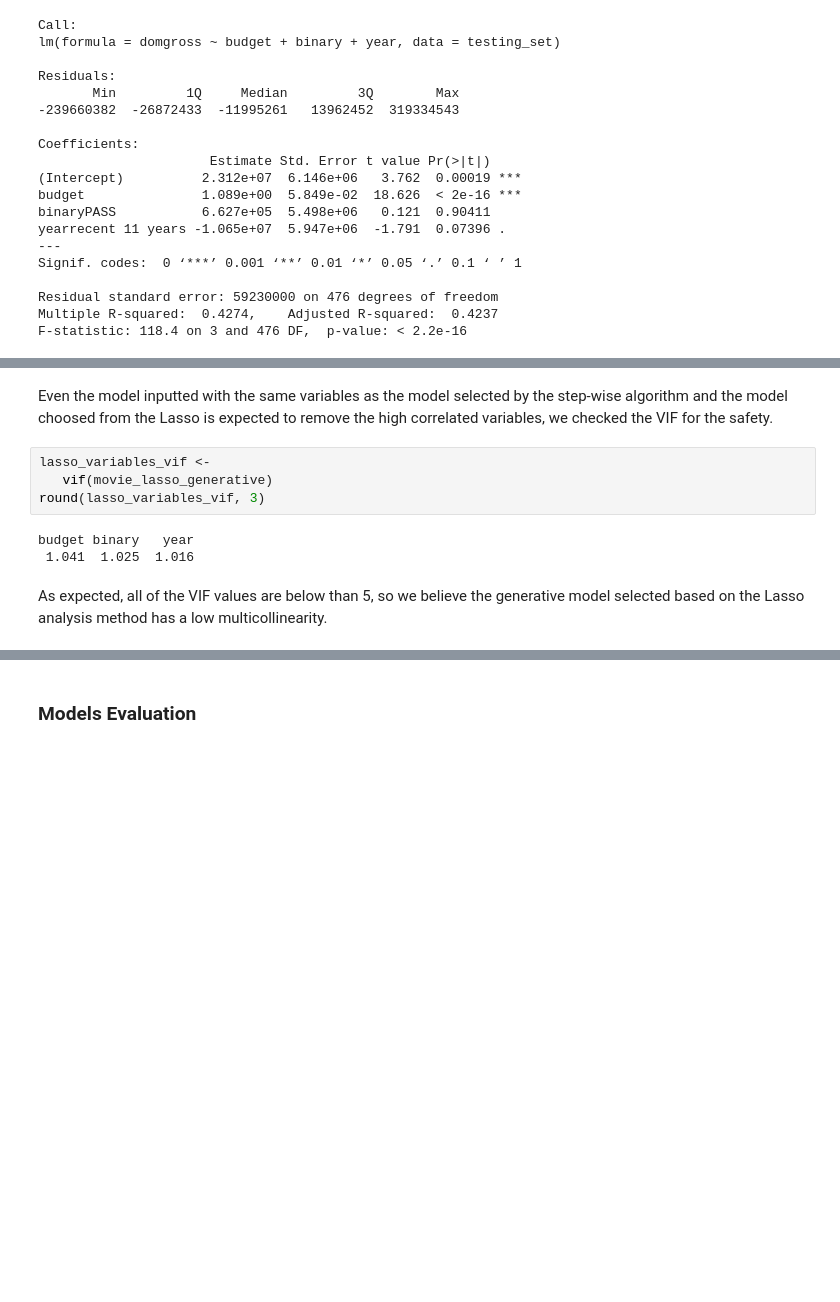
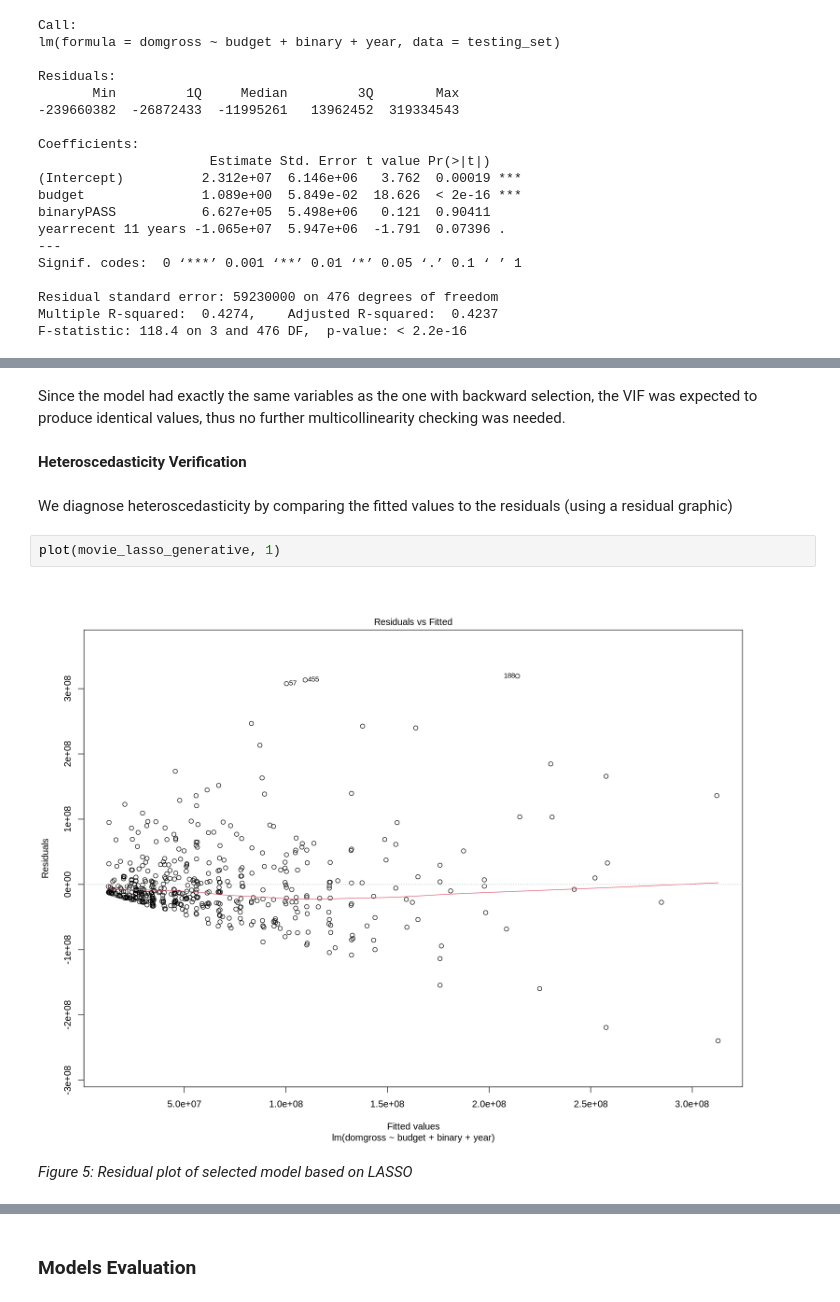
Before and after one commit to Wills-Hao/Film-Profit-Factors-R, a Jupyter notebook: FinalReport.ipynb, the cells around one changed output, grey strips where cells are left out. Drawn from its saved outputs; the diff is of its cells as text; blank space fills up the shorter version.

```diff
--- a/FinalReport.ipynb
+++ b/FinalReport.ipynb
@@ -510,11 +453,12 @@ F-statistic: 118.4 on 3 and 476 DF,  p-value: < 2.2e-16
 # %% [markdown]
-Even the model inputted with the same variables as the model selected by the step-wise algorithm and the model choosed from the Lasso is expected to remove the high correlated variables, we checked the VIF for the safety.
+Since the model had exactly the same variables as the one with backward selection, the VIF was expected to produce identical values, thus no further multicollinearity checking was needed.
-# %%
-lasso_variables_vif <-
-   vif(movie_lasso_generative)
-round(lasso_variables_vif, 3)
-# %% [output]
-budget binary   year
- 1.041  1.025  1.016
-# %% [markdown]
-As expected, all of the VIF values are below than 5, so we believe the generative model selected based on the Lasso analysis method has a low multicollinearity.
+# %% [markdown]
+**Heteroscedasticity Verification**
+# %% [markdown]
+We diagnose heteroscedasticity by comparing the fitted values to the residuals (using a residual graphic)
+# %%
+plot(movie_lasso_generative, 1)
+# %% [output]
+[figure, added]
+# %% [markdown]
+*Figure 5: Residual plot of selected model based on LASSO*
```
Also changed, not shown: parts of 61 cells of this notebook.
